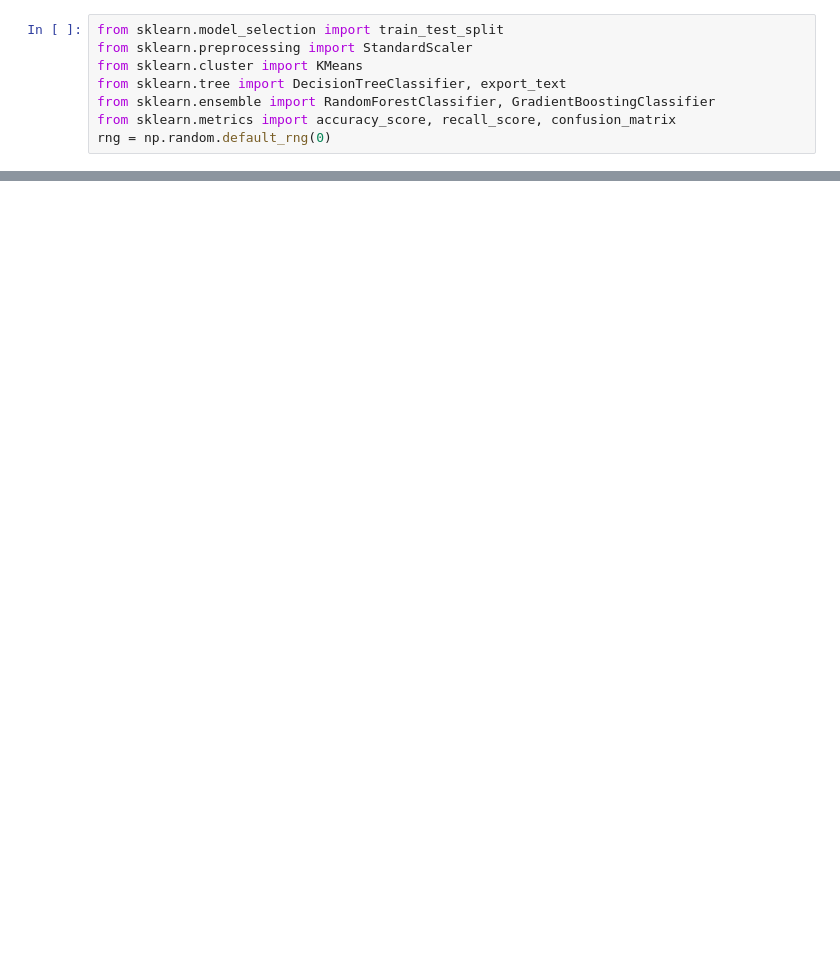
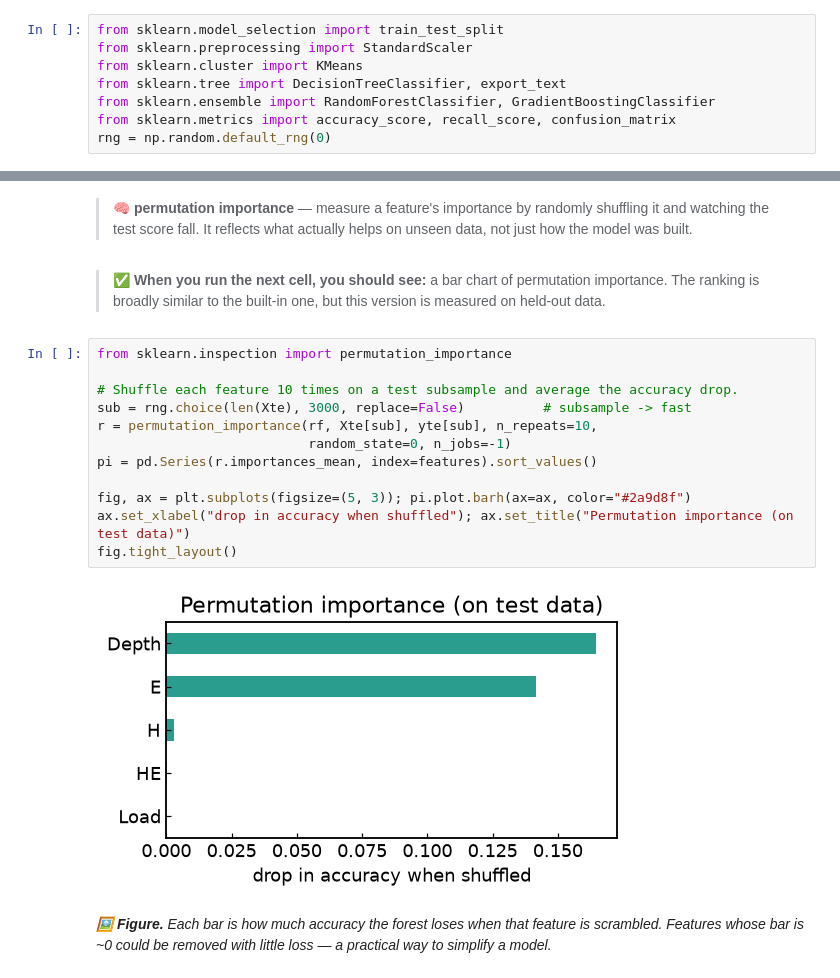
Before and after one commit to edrossi93/mecanano-ml-nanomechanics, a Jupyter notebook: notebooks/03_supervised_trees_rf_shap.ipynb, the cells around one changed output, grey strips where cells are left out. Saved outputs shown, nothing was run; the diff lists cells and outputs as text; blank space fills up the shorter version.

```diff
--- a/notebooks/03_supervised_trees_rf_shap.ipynb
+++ b/notebooks/03_supervised_trees_rf_shap.ipynb
@@ -165,0 +167,20 @@ ax.set_xlabel("mean |SHAP value|"); ax.set_title("What drives the phase call");
+# %% [markdown]
+> 🧠 **permutation importance** — measure a feature's importance by randomly shuffling it and watching the test score fall. It reflects what actually helps on unseen data, not just how the model was built.
+# %% [markdown]
+> ✅ **When you run the next cell, you should see:** a bar chart of permutation importance. The ranking is broadly similar to the built-in one, but this version is measured on held-out data.
+# %%
+from sklearn.inspection import permutation_importance
+
+# Shuffle each feature 10 times on a test subsample and average the accuracy drop.
+sub = rng.choice(len(Xte), 3000, replace=False)          # subsample -> fast
+r = permutation_importance(rf, Xte[sub], yte[sub], n_repeats=10,
+                           random_state=0, n_jobs=-1)
+pi = pd.Series(r.importances_mean, index=features).sort_values()
+
+fig, ax = plt.subplots(figsize=(5, 3)); pi.plot.barh(ax=ax, color="#2a9d8f")
+ax.set_xlabel("drop in accuracy when shuffled"); ax.set_title("Permutation importance (on test data)")
+fig.tight_layout()
+# %% [output]
+[figure, added]
+# %% [markdown]
+*🖼 **Figure.** Each bar is how much accuracy the forest loses when that feature is scrambled. Features whose bar is ~0 could be removed with little loss — a practical way to simplify a model.*
```
Also changed, not shown: parts of 55 cells of this notebook, 1 other file.
